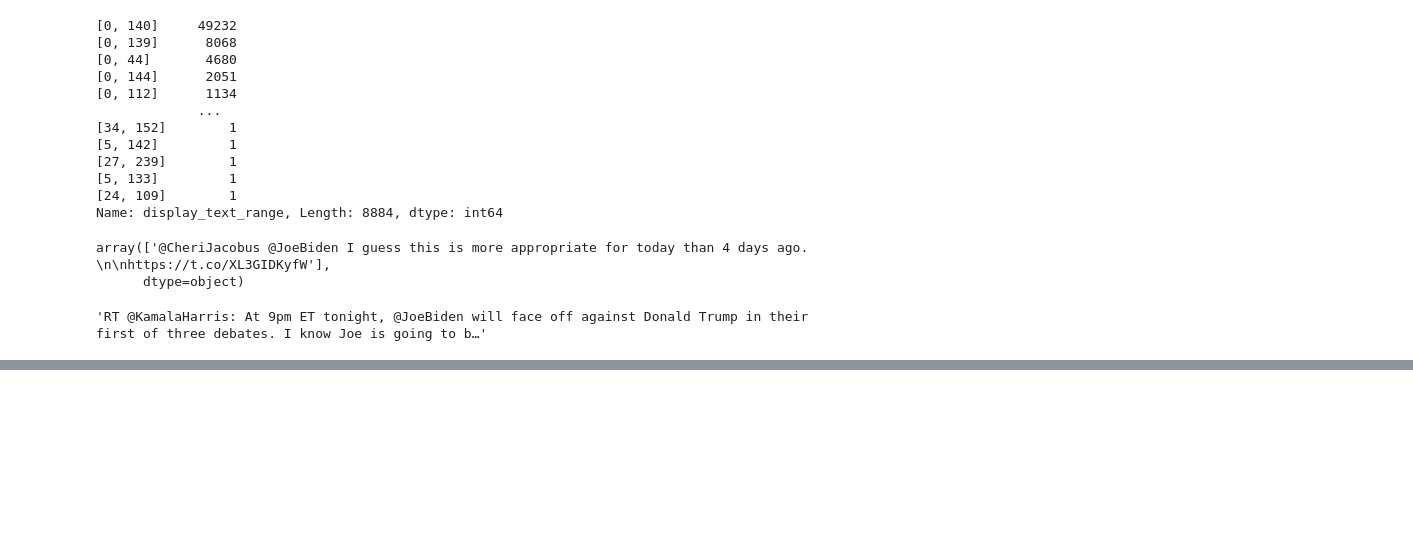
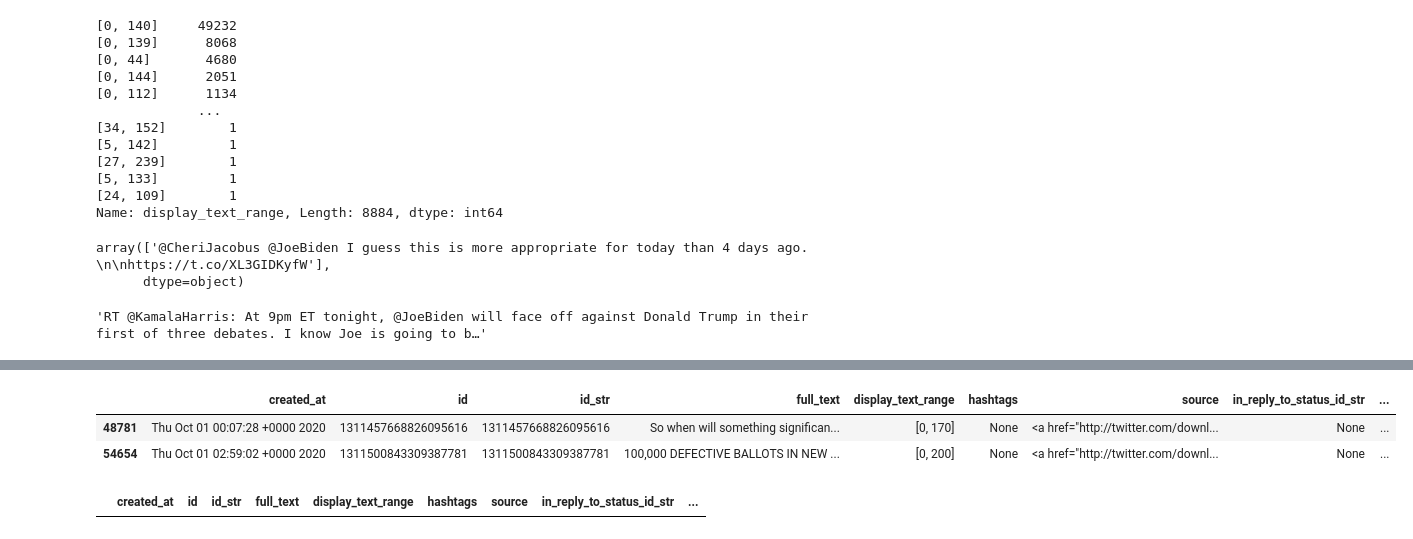
Before and after one commit to rcohngru/datathon, a Jupyter notebook: EDA.ipynb, the cells around one changed output, grey strips where cells are left out. Drawn from its saved outputs; the diff is of its cells as text; code cells hidden in the pictures; blank space fills up the shorter version.

```diff
--- a/EDA.ipynb
+++ b/EDA.ipynb
@@ -258,0 +412,10 @@ tweet_df.entities.iloc[0]
+# %%
+tweet_df[tweet_df.user.apply(lambda d: d['screen_name'] == 'realDonaldTrump')]
+# %% [output]
+|  | created_at | id | id_str | full_text | display_text_range | hashtags | source | in_reply_to_status_id_str | ... |
+| 48781 | Thu Oct 01 00:07:28 +0000 2020 | 1311457668826095616 | 1311457668826095616 | So when will something significan... | [0, 170] | None | <a href="http://twitter.com/downl... | None | ... |
+| 54654 | Thu Oct 01 02:59:02 +0000 2020 | 1311500843309387781 | 1311500843309387781 | 100,000 DEFECTIVE BALLOTS IN NEW ... | [0, 200] | None | <a href="http://twitter.com/downl... | None | ... |
+# %%
+tweet_df[tweet_df.user.apply(lambda d: d['screen_name'] == 'JoeBiden')]
+# %% [output]
+|  | created_at | id | id_str | full_text | display_text_range | hashtags | source | in_reply_to_status_id_str | ... |
```
Also changed, not shown: parts of 46 cells of this notebook.
